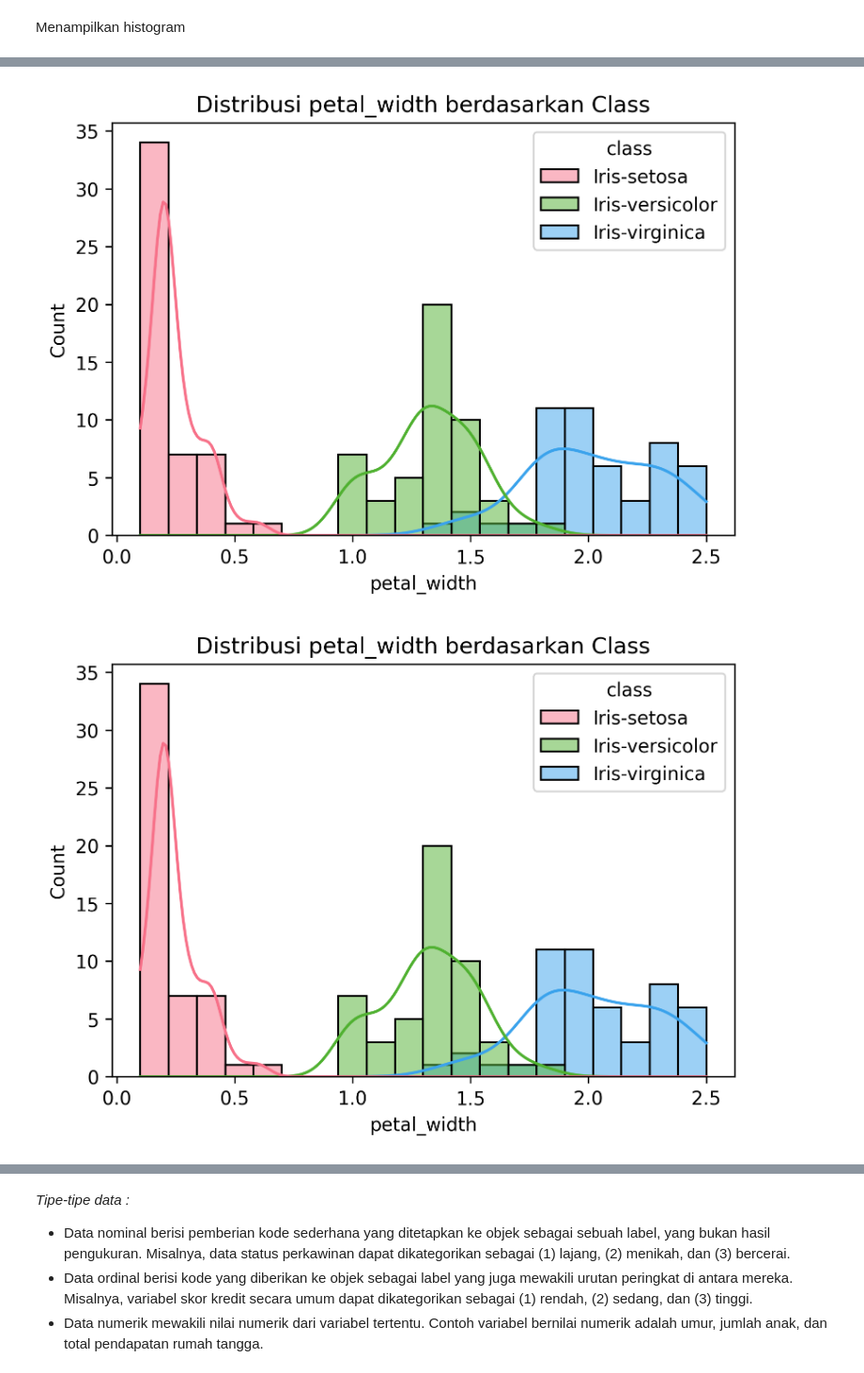
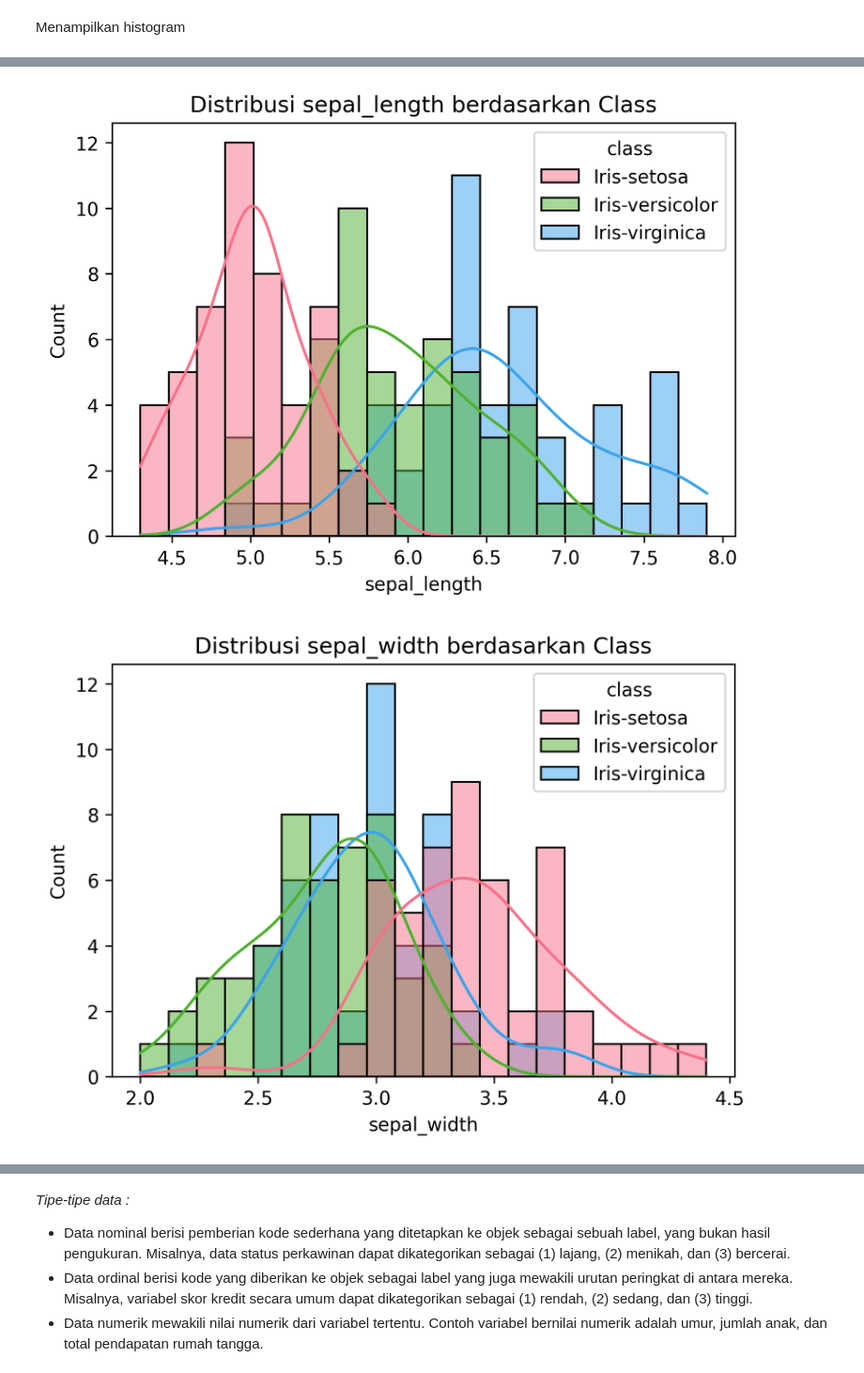
Before and after one commit to IntanAuliaMajid/pendata, a Jupyter notebook: mybook/_build/jupyter_execute/MemahamiData.ipynb, the cells around one changed output, grey strips where cells are left out. Shown at 94% size. Saved outputs shown, nothing was run; the diff lists cells and outputs as text; code cells hidden in the pictures.

Commit message:
Menambahkan visualisasi dataset

```diff
--- a/mybook/_build/jupyter_execute/MemahamiData.ipynb
+++ b/mybook/_build/jupyter_execute/MemahamiData.ipynb
@@ -400,26 +400,26 @@ Menampilkan histogram
 # %%
 from IPython.display import display
 from PIL import Image
 
 # Tampilkan histogram petal_length
 display(Image.open("images/histogram_petal_length.png"))
 
 # Tampilkan histogram petal_width
 display(Image.open("images/histogram_petal_width.png"))
 
 # Tampilkan histogram sepal_length
-display(Image.open("images/histogram_petal_width.png"))
+display(Image.open("images/histogram_sepal_length.png"))
 
 # Tampilkan histogram sepal_width
-display(Image.open("images/histogram_petal_width.png"))
+display(Image.open("images/histogram_sepal_width.png"))
 
 # Tampilkan scatter plot petal_length vs petal_width
 display(Image.open("images/scatter_petal.png"))
 # %% [output]
 [figure]
 [figure]
-[figure, old version]
+[figure, new version]
-[figure, old version]
+[figure, new version]
 [figure]
 # %% [markdown]
 *Tipe-tipe data :*
```
Also changed, not shown: 9 other files.
